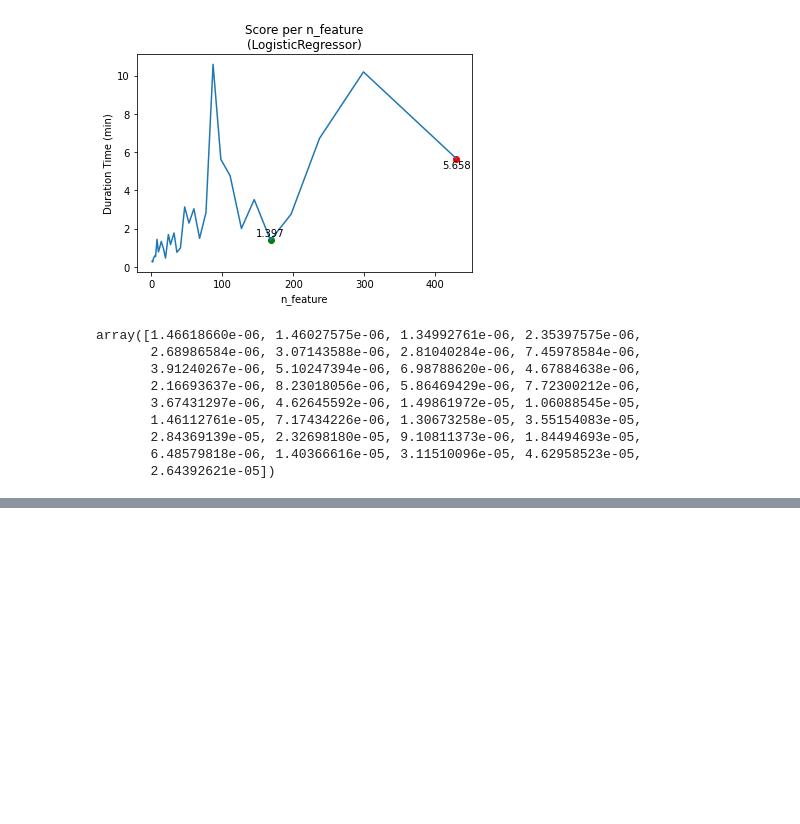
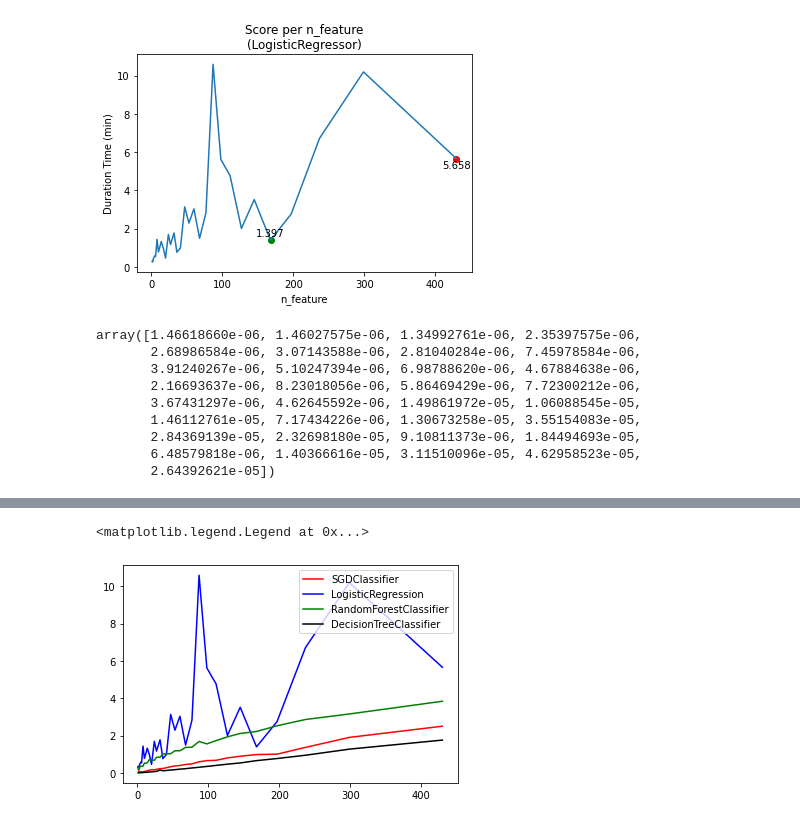
Before and after one commit to ykykyk112/machine_learning, a Jupyter notebook: sklearn_exercise/Dimentionality_Reduction.ipynb, the cells around one changed output, grey strips where cells are left out. Cells and saved outputs as stored; diff of their text form; code cells hidden in the pictures; blank space fills up the shorter version.

```diff
--- a/sklearn_exercise/Dimentionality_Reduction.ipynb
+++ b/sklearn_exercise/Dimentionality_Reduction.ipynb
@@ -535,0 +561,9 @@ array([0.00592916, 0.00812506, 0.00150769, 0.00145284, 0.00178004,
+# %%
+plt.plot(component_per_variance, sgd_time_per_variance, c = 'r')
+plt.plot(component_per_variance, log_time_per_variance, c = 'b')
+plt.plot(component_per_variance, rnd_time_per_variance, c = 'g')
+plt.plot(component_per_variance, time_per_variance, c = 'k')
+plt.legend(['SGDClassifier','LogisticRegression', 'RandomForestClassifier', 'DecisionTreeClassifier'])
+# %% [output]
+<matplotlib.legend.Legend at 0x...>
+[figure, added]
```
Also changed, not shown: parts of 40 cells of this notebook.
